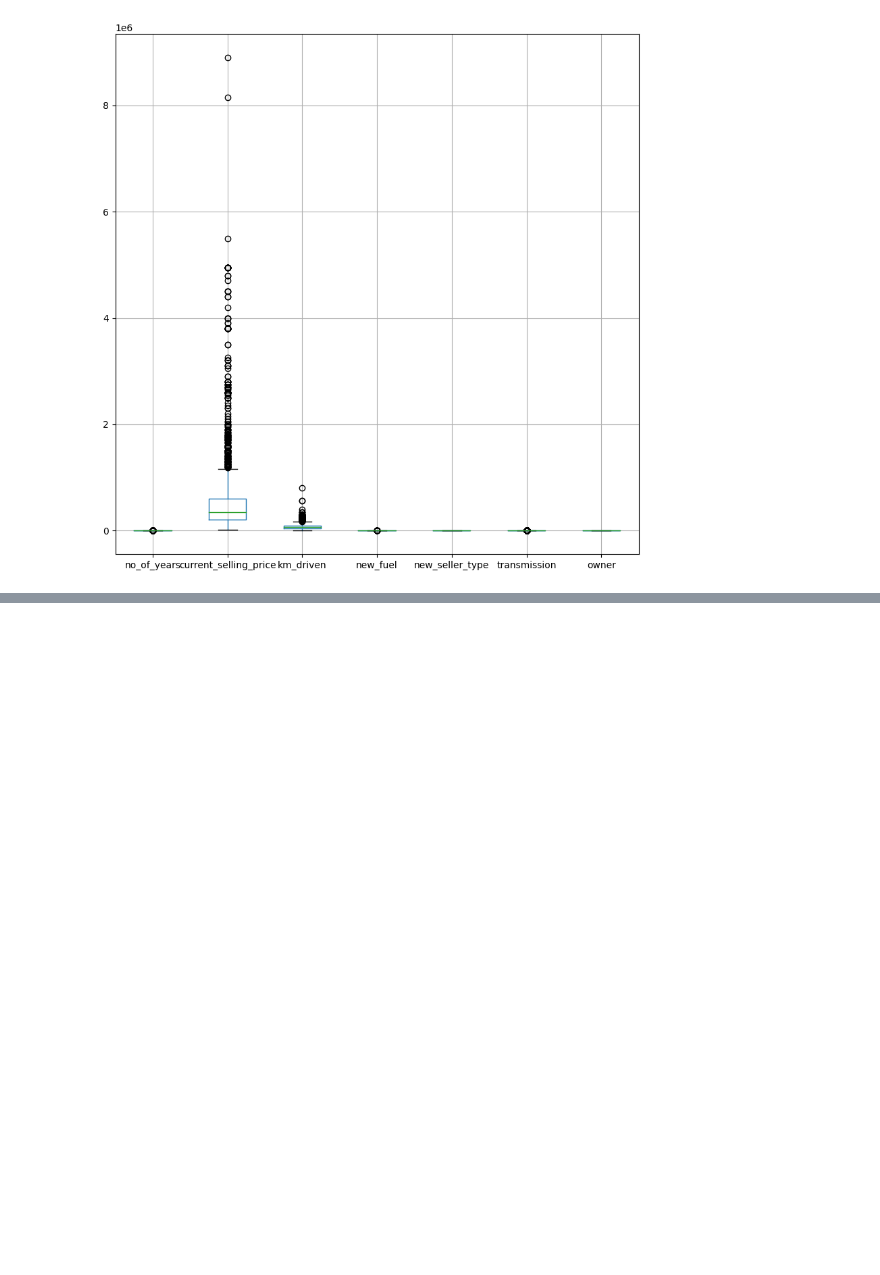
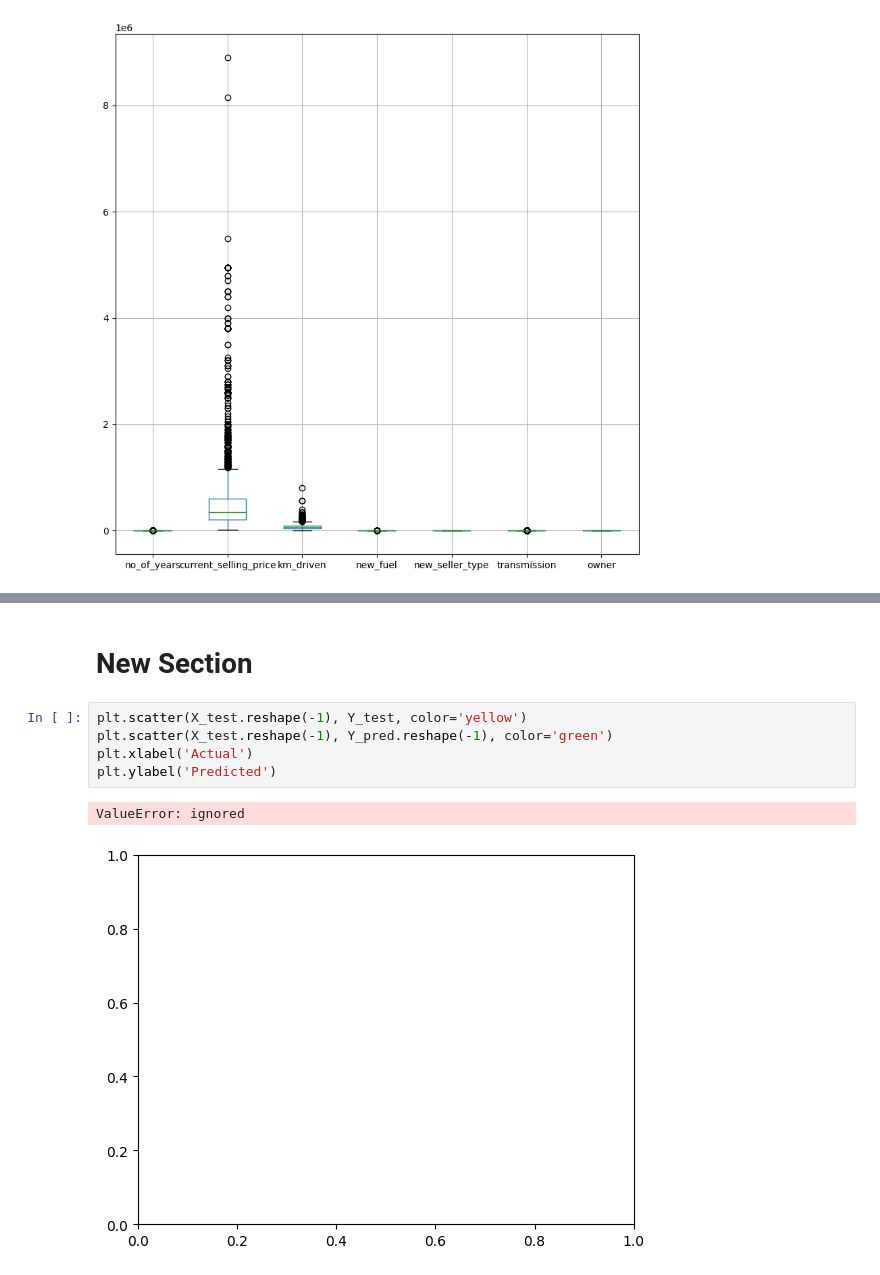
Before and after one commit to sujataprasad01/ML-Price-Prediction-of-Used-Cars-Decision-Tree-, a Jupyter notebook: Decision_Tree_Regression_(Price_Prediction_of_Used_Cars).ipynb, the cells around one changed output, grey strips where cells are left out. Cells and saved outputs as stored; diff of their text form; blank space fills up the shorter version.

```diff
--- a/Decision_Tree_Regression_(Price_Prediction_of_Used_Cars).ipynb
+++ b/Decision_Tree_Regression_(Price_Prediction_of_Used_Cars).ipynb
@@ -571,0 +700,10 @@ newdf.boxplot()
+# %% [markdown]
+# New Section
+# %%
+plt.scatter(X_test.reshape(-1), Y_test, color='yellow')
+plt.scatter(X_test.reshape(-1), Y_pred.reshape(-1), color='green')
+plt.xlabel('Actual')
+plt.ylabel('Predicted')
+# %% [output]
+ValueError: ignored
+[figure, added]
```
Also changed, not shown: parts of 26 cells of this notebook.
